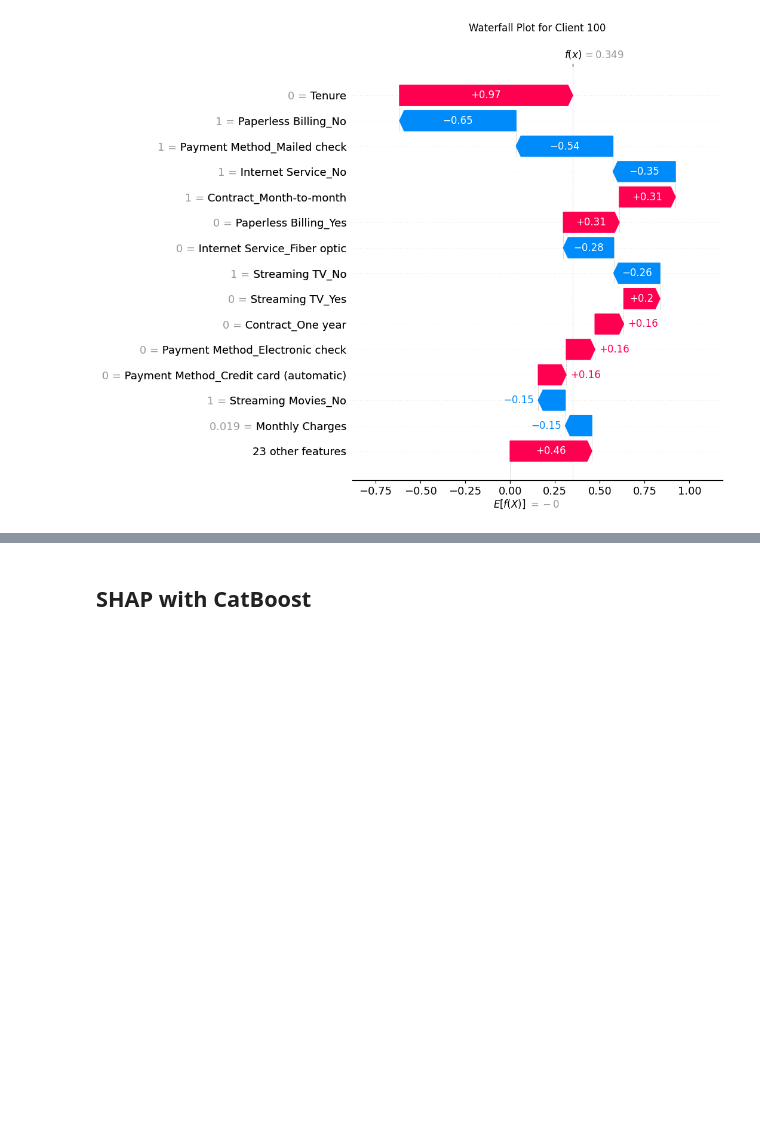
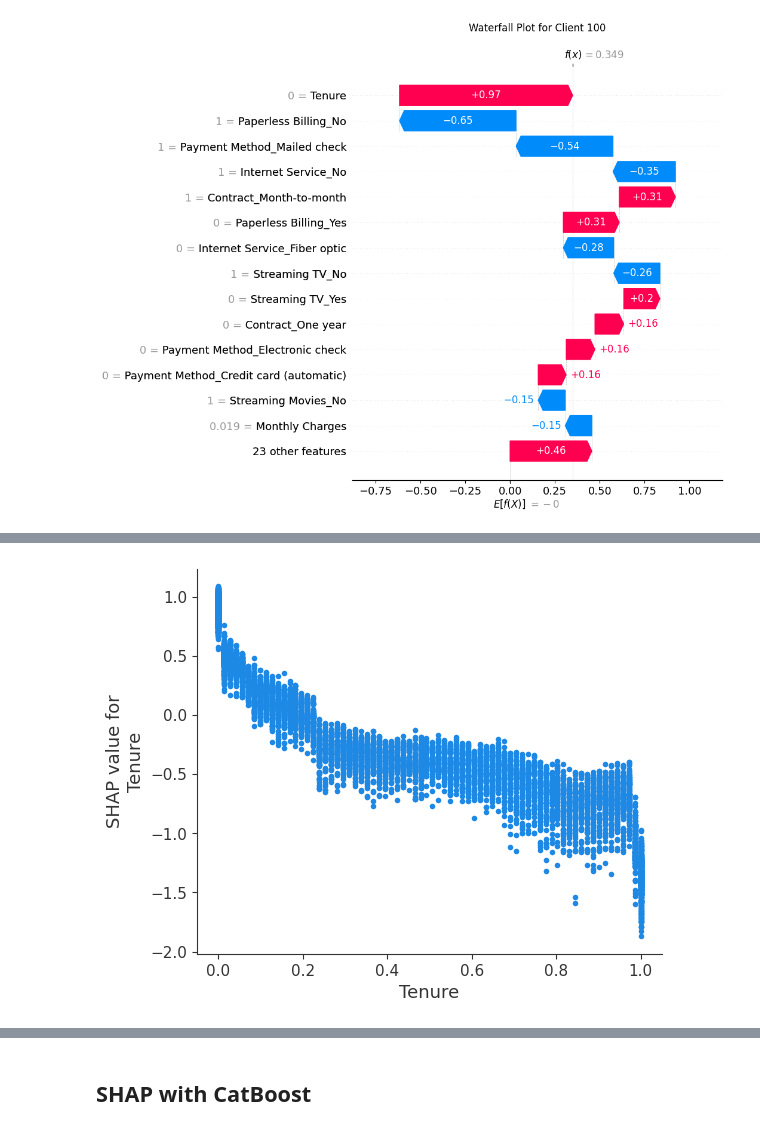
Before and after one commit to Silvano315/Churn-Prediction-with-SHAP, a Jupyter notebook: SHAP.ipynb, the cells around one changed output, grey strips where cells are left out. Saved outputs shown, nothing was run; the diff lists cells and outputs as text; code cells hidden in the pictures; blank space fills up the shorter version.

```diff
--- a/SHAP.ipynb
+++ b/SHAP.ipynb
@@ -153,0 +168,8 @@ shap.waterfall_plot(exp, max_display=15)
+# %%
+# Analysis on features using Dependence plot
+
+feature_name = "Tenure"
+
+shap.dependence_plot(feature_name, shap_df_sorted.values, X, interaction_index=None)
+# %% [output]
+[figure, added]
```
Also changed, not shown: parts of 23 cells of this notebook.
